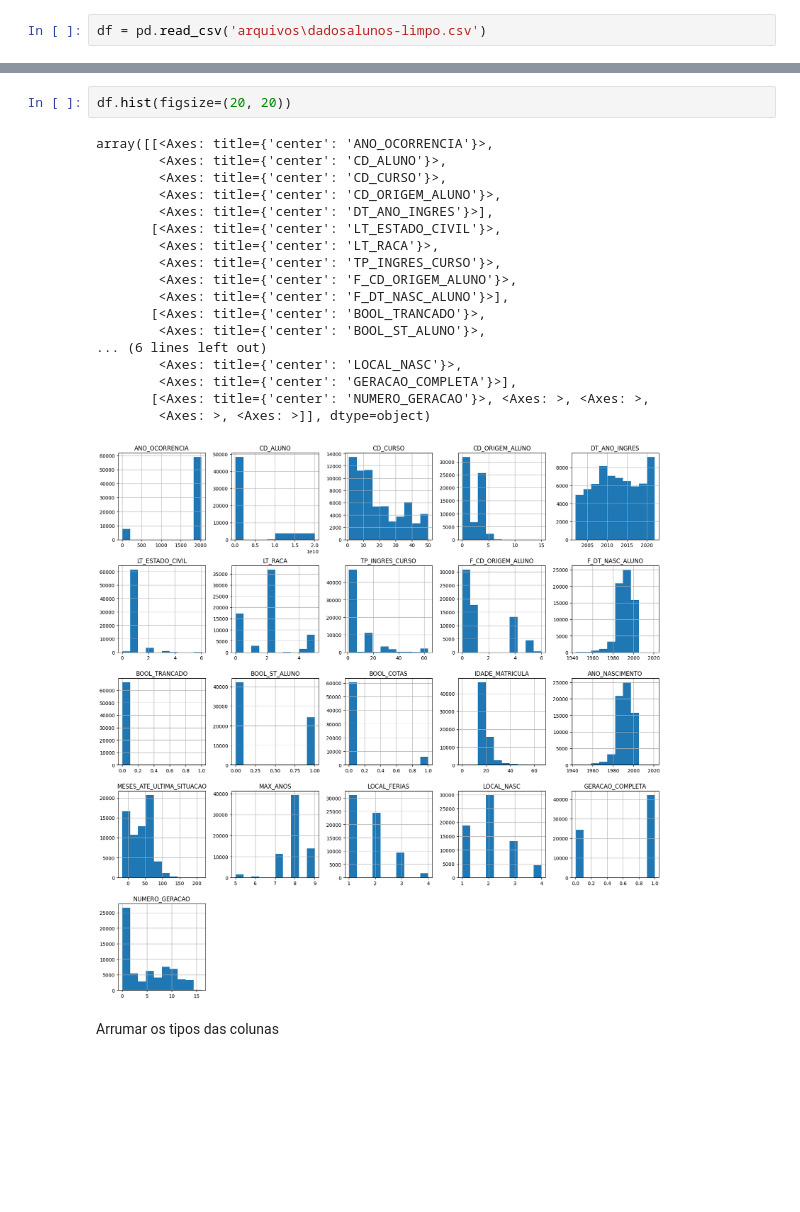
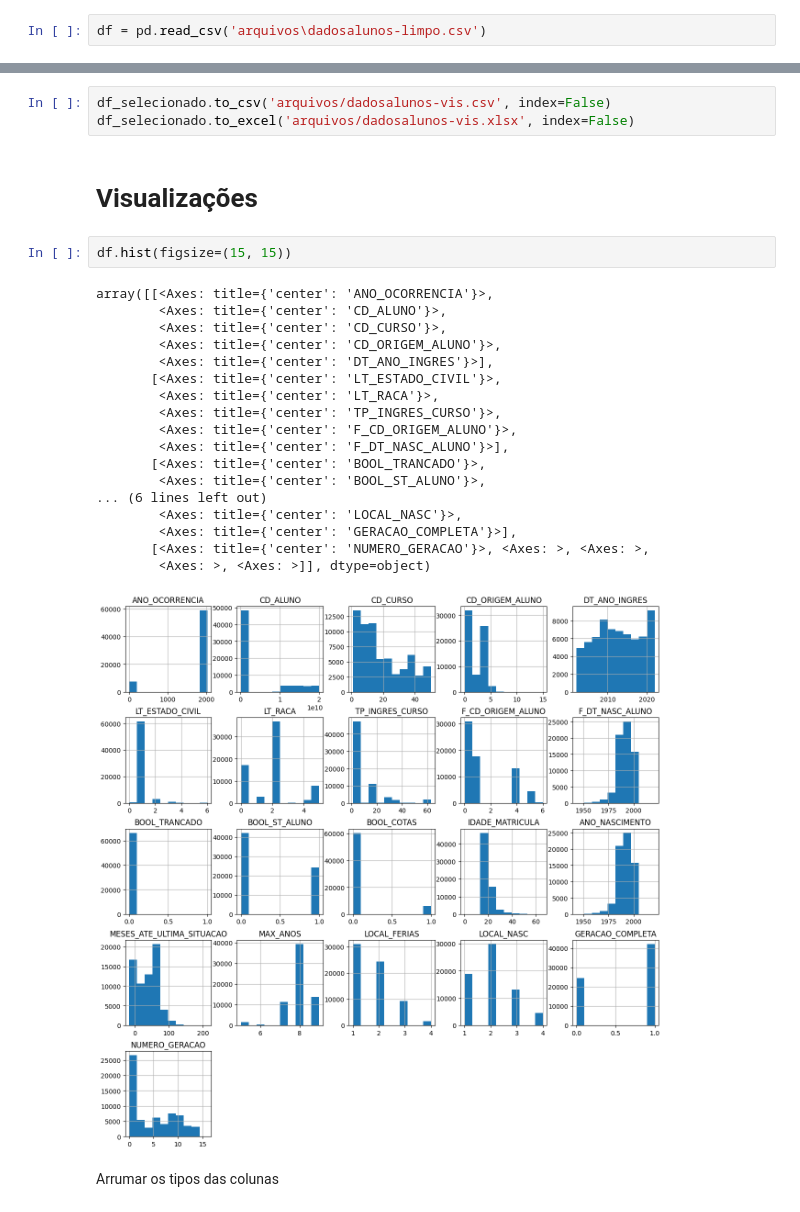
Before and after one commit to romu-lo/tcc-evasao-academica, a Jupyter notebook: visualizacoes.ipynb, the cells around one changed output, grey strips where cells are left out. Cells and saved outputs as stored; diff of their text form; blank space fills up the shorter version.

```diff
--- a/visualizacoes.ipynb
+++ b/visualizacoes.ipynb
@@ -86,24 +222,29 @@ memory usage: 16.9+ MB
+# %%
+df_selecionado.to_csv('arquivos/dadosalunos-vis.csv', index=False)
+df_selecionado.to_excel('arquivos/dadosalunos-vis.xlsx', index=False)
+# %% [markdown]
+# Visualizações
 # %%
-df.hist(figsize=(20, 20))
+df.hist(figsize=(15, 15))
 # %% [output]
 array([[<Axes: title={'center': 'ANO_OCORRENCIA'}>,
         <Axes: title={'center': 'CD_ALUNO'}>,
         <Axes: title={'center': 'CD_CURSO'}>,
         <Axes: title={'center': 'CD_ORIGEM_ALUNO'}>,
         <Axes: title={'center': 'DT_ANO_INGRES'}>],
        [<Axes: title={'center': 'LT_ESTADO_CIVIL'}>,
         <Axes: title={'center': 'LT_RACA'}>,
         <Axes: title={'center': 'TP_INGRES_CURSO'}>,
         <Axes: title={'center': 'F_CD_ORIGEM_ALUNO'}>,
         <Axes: title={'center': 'F_DT_NASC_ALUNO'}>],
        [<Axes: title={'center': 'BOOL_TRANCADO'}>,
         <Axes: title={'center': 'BOOL_ST_ALUNO'}>,
 ... (6 lines left out)
         <Axes: title={'center': 'LOCAL_NASC'}>,
         <Axes: title={'center': 'GERACAO_COMPLETA'}>],
        [<Axes: title={'center': 'NUMERO_GERACAO'}>, <Axes: >, <Axes: >,
         <Axes: >, <Axes: >]], dtype=object)
-[figure, old version]
+[figure, new version]
 # %% [markdown]
 Arrumar os tipos das colunas
 # %% [markdown]
```
Also changed, not shown: parts of 55 cells of this notebook, 4 other files.
